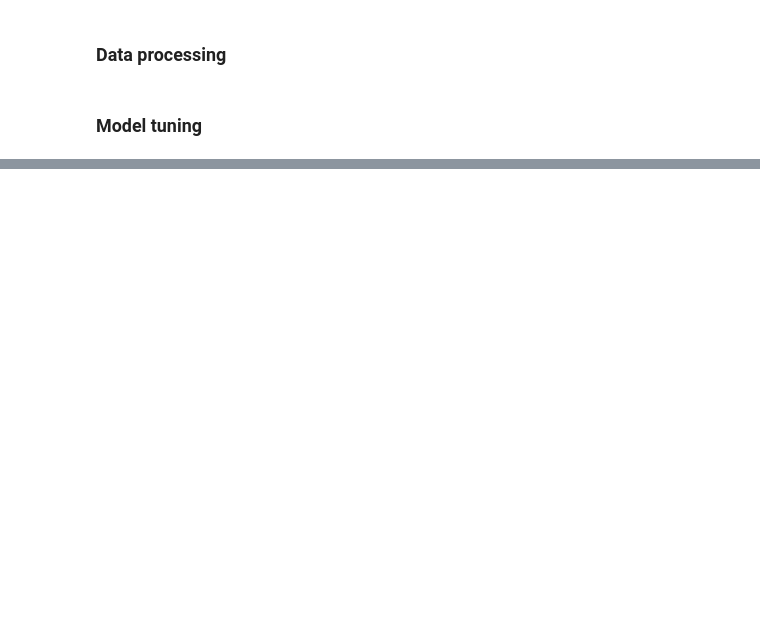
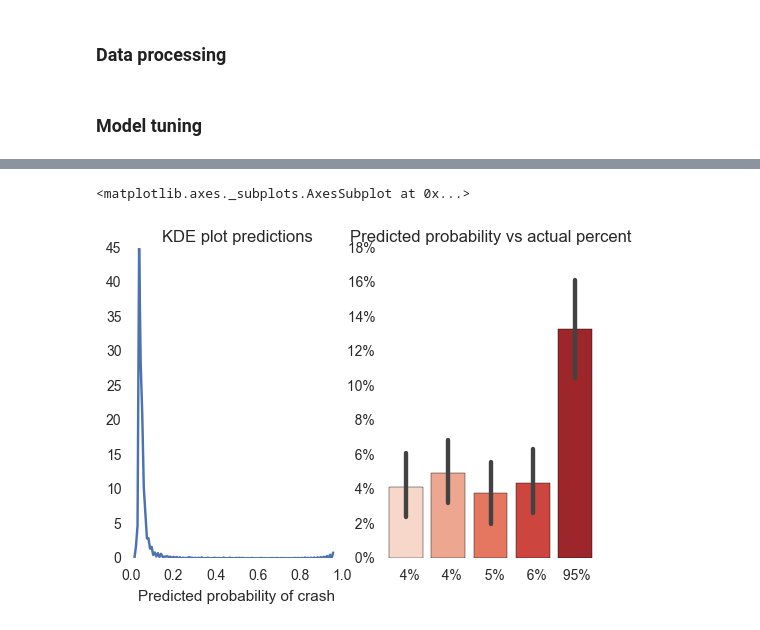
Before and after one commit to insight-lane/crash-model, a Jupyter notebook: benchmark/crash_pred_model_time.ipynb, the cells around one changed output, grey strips where cells are left out. Saved outputs shown, nothing was run; the diff lists cells and outputs as text; code cells hidden in the pictures; blank space fills up the shorter version.

Commit message:
base on canonical dataset segment-level observations

```diff
--- a/benchmark/crash_pred_model_time.ipynb
+++ b/benchmark/crash_pred_model_time.ipynb
@@ -379,0 +361,10 @@ tune.grid_results
+# %%
+scale_data(data_model, scaler)
+df = Indata(data_scaled, 'target')
+#Create train/test split
+df.tr_te_split(.7)
+#Initialize tuner
+tune = Tuner(df)
+#Scaled LR model
+tune.tune('LR_scaled', 'LogisticRegression', features, cvp, mp['LogisticRegression'])
+print tune.best_models['LR_scaled']['bp']
@@ -380,6 +377,5 @@ tune.grid_results
 # %%
 test = Tester(df)
 test.init_tuned(tune)
-test.run_tuned('RF_base')
-test.run_tuned('LR_base')
+test.run_tuned('LR_scaled', cal=False)
 # %% [output]
@@ -403,4 +384,0 @@ features_plusdate = features + ['week']
-# %%
-#Test with added week information using based tuned parameters
-test.run_model('plusdate', ske.RandomForestClassifier(**test.rundict['RF_base']['bp']),
-               features_plusdate)
@@ -453,0 +411,7 @@ avg / total       0.81      0.81      0.81      3310
+# %%
+risk_scores = test.rundict['LR_scaled']['m_fit'].predict_proba(test.data.test_x[features])[:,1]
+risk_df = pd.DataFrame({'risk_score':risk_scores, 'crash':test.data.test_y})
+print risk_df.risk_score.describe()
+risk_df['categories'] = pd.qcut(risk_df['risk_score'], 5)
+risk_mean = risk_df.groupby('categories')['crash'].count()
+print risk_mean
@@ -453,0 +435,7 @@ avg / total       0.81      0.81      0.81      3310
+# %%
+fig, axes = plt.subplots(1, 2)
+lift_chart('categories', 'crash', risk_df, ax=axes[1])
+density(risk_df, 'risk_score', ax=axes[0])
+# %% [output]
+<matplotlib.axes._subplots.AxesSubplot at 0x...>
+[figure, added]
```
Also changed, not shown: parts of 45 cells of this notebook.
